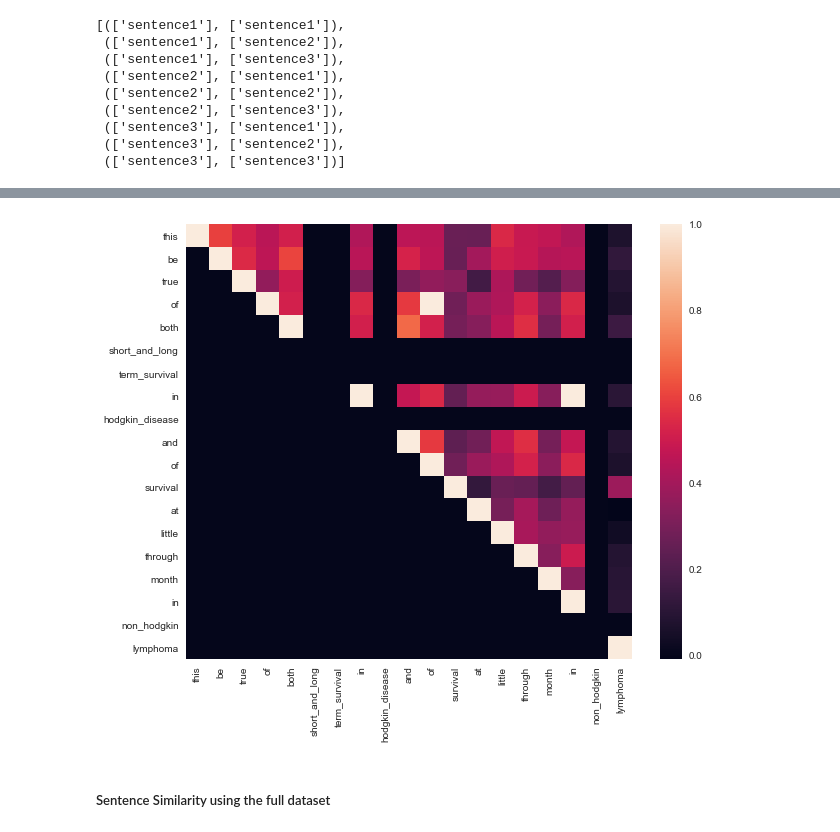
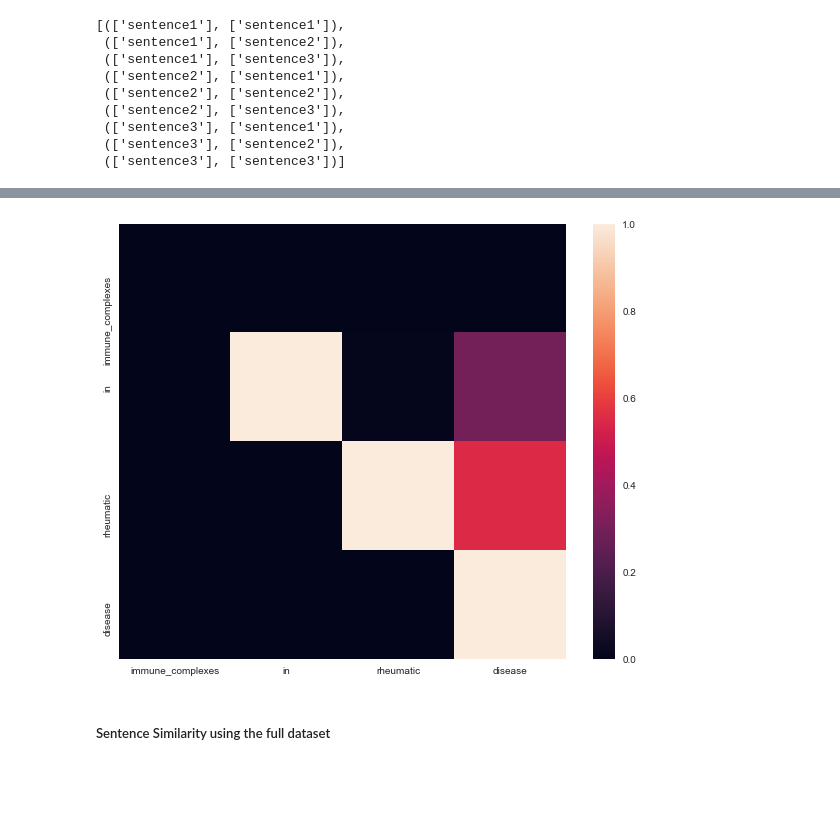
Before and after one commit to Alexjmsherman/nlp_practicum_health, a Jupyter notebook: lessons/lesson_7_text_similarity/text_similarity_solution.ipynb, the cells around one changed output, grey strips where cells are left out. Drawn from its saved outputs; the diff is of its cells as text; code cells hidden in the pictures; blank space fills up the shorter version.

```diff
--- a/lessons/lesson_7_text_similarity/text_similarity_solution.ipynb
+++ b/lessons/lesson_7_text_similarity/text_similarity_solution.ipynb
@@ -75,9 +80,8 @@ SIMILARITY_INDEX = config['NLP']['SIMILARITY_INDEX']
 # %% [markdown]
 ### Review Cleaned Text
 # %%
-with open(CLEANED_TEXT_PATH, 'rb') as f:
-    cleaned_text = [line.decode('utf-8').strip() for line in f.readlines()]
-    cleaned_text = list(set(cleaned_text))  # remove duplicates
+with open(CLEANED_TEXT_PATH, 'r') as f:
+    cleaned_text = [line.strip() for line in f.readlines()]
 
 cleaned_text_df = pd.DataFrame(cleaned_text, columns=['text'])
 cleaned_text_df.head()
@@ -814,7 +824,7 @@ def create_similarity_matrix(texts, size, labels=None, viz=True):
 # %%
 sns.set(rc={'figure.figsize':(12,10)})
 create_similarity_matrix(
-      nlp(cleaned_text[1])
-    , size=len(cleaned_text[1].split())
+      nlp(cleaned_text[0])
+    , size=len(cleaned_text[0].split())
 )
 # %% [output]
@@ -838,4 +836,4 @@ create_similarity_matrix(
-[figure, old version]
+[figure, new version]
 # %% [markdown]
 ##### Sentence Similarity using the full dataset
 # %%
```
Also changed, not shown: parts of 92 cells of this notebook, 3 other files.
